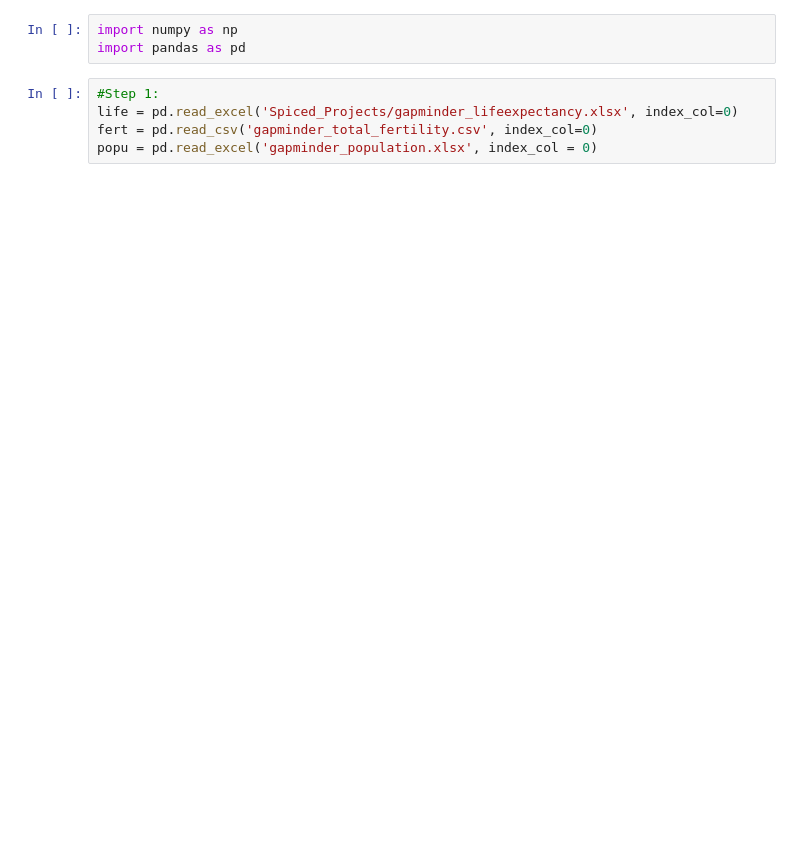
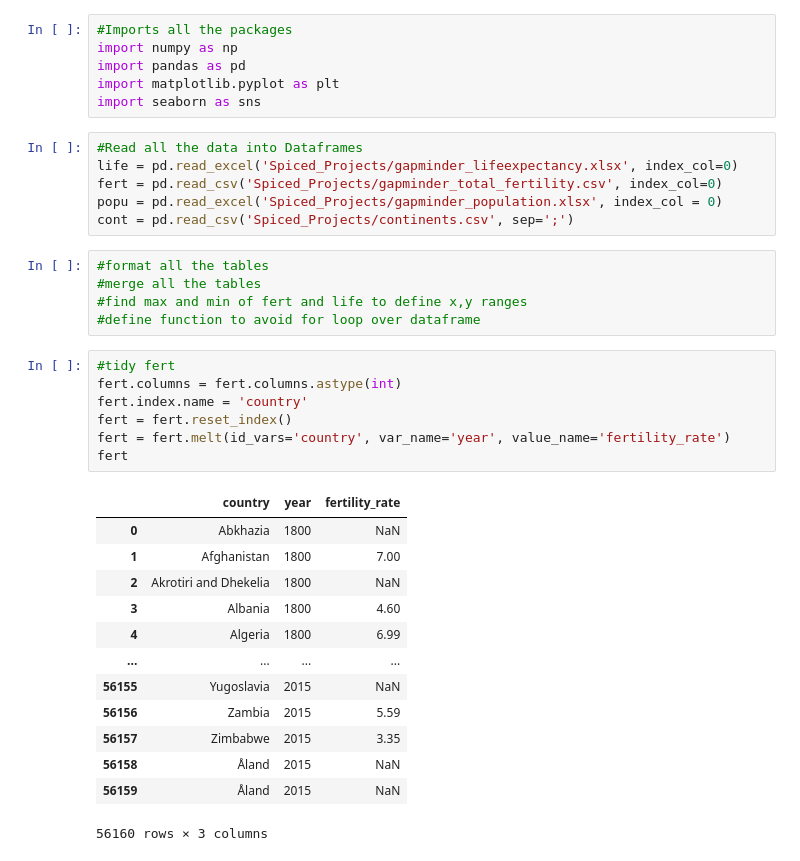
Before and after one commit to ElizavetaBugaeva/bootcamp_projects, a Jupyter notebook: week_01/Project_week_01.ipynb, the cells around one changed output. Saved outputs shown, nothing was run; the diff lists cells and outputs as text; blank space fills up the shorter version.

Commit message:
project and gif week 01

```diff
--- a/week_01/Project_week_01.ipynb
+++ b/week_01/Project_week_01.ipynb
@@ -1,8 +1,38 @@
 # %%
+#Imports all the packages
 import numpy as np
 import pandas as pd
+import matplotlib.pyplot as plt
+import seaborn as sns
 # %%
-#Step 1:
+#Read all the data into Dataframes
 life = pd.read_excel('Spiced_Projects/gapminder_lifeexpectancy.xlsx', index_col=0)
-fert = pd.read_csv('gapminder_total_fertility.csv', index_col=0)
-popu = pd.read_excel('gapminder_population.xlsx', index_col = 0)
+fert = pd.read_csv('Spiced_Projects/gapminder_total_fertility.csv', index_col=0)
+popu = pd.read_excel('Spiced_Projects/gapminder_population.xlsx', index_col = 0)
+cont = pd.read_csv('Spiced_Projects/continents.csv', sep=';')
+# %%
+#format all the tables
+#merge all the tables
+#find max and min of fert and life to define x,y ranges
+#define function to avoid for loop over dataframe
+# %%
+#tidy fert
+fert.columns = fert.columns.astype(int)
+fert.index.name = 'country'
+fert = fert.reset_index()
+fert = fert.melt(id_vars='country', var_name='year', value_name='fertility_rate')
+fert
+# %% [output]
+|  | country | year | fertility_rate |
+| 0 | Abkhazia | 1800 | NaN |
+| 1 | Afghanistan | 1800 | 7.00 |
+| 2 | Akrotiri and Dhekelia | 1800 | NaN |
+| 3 | Albania | 1800 | 4.60 |
+| 4 | Algeria | 1800 | 6.99 |
+| ... | ... | ... | ... |
+| 56155 | Yugoslavia | 2015 | NaN |
+| 56156 | Zambia | 2015 | 5.59 |
+| 56157 | Zimbabwe | 2015 | 3.35 |
+| 56158 | Åland | 2015 | NaN |
+| 56159 | Åland | 2015 | NaN |
+56160 rows × 3 columns
```
Also changed, not shown: parts of 26 cells of this notebook, 1 other file.
